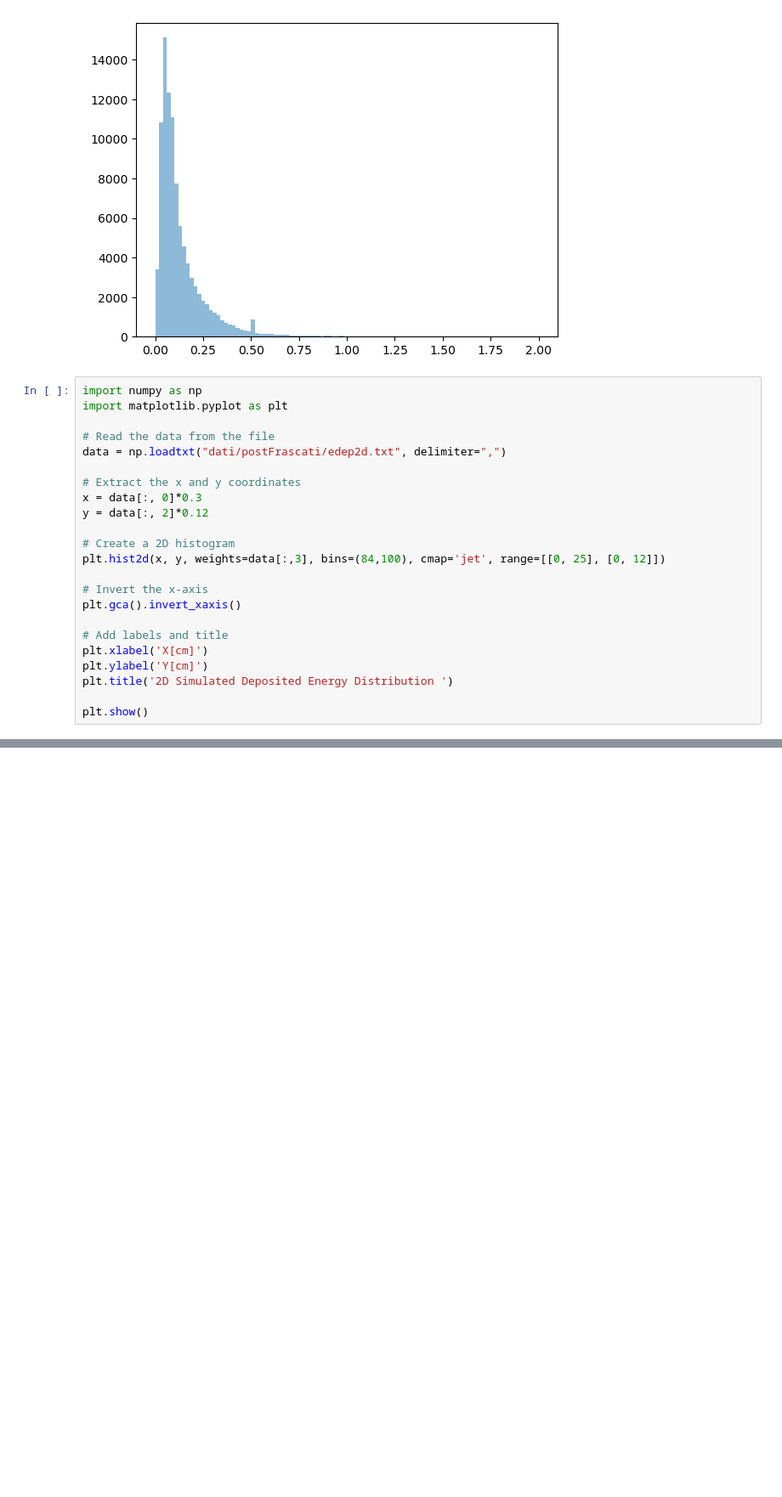
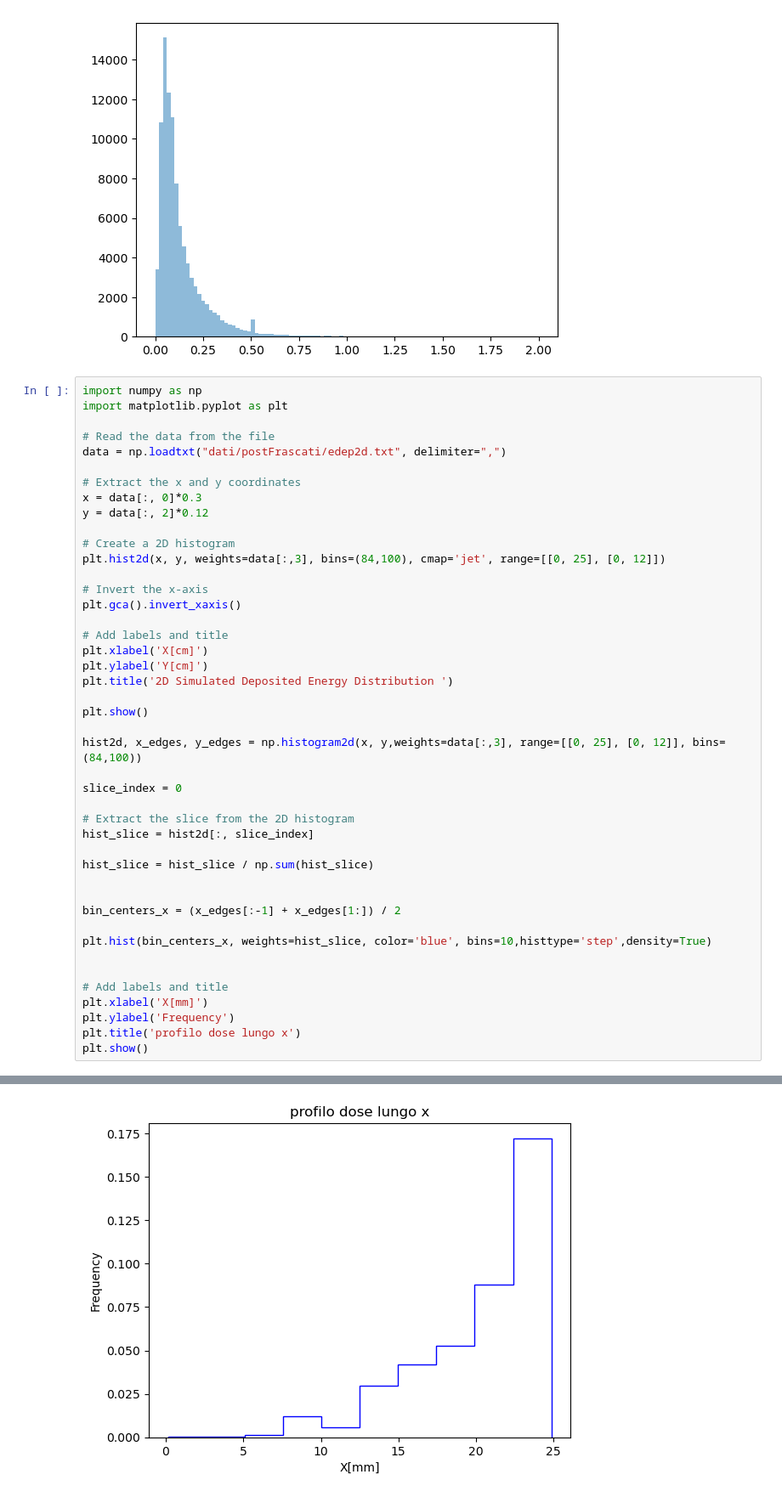
Before and after one commit to francescouni0/Online-Monitoring, a Jupyter notebook: Analysis.ipynb, the cells around one changed output, grey strips where cells are left out. Shown at 85% size. Saved outputs shown, nothing was run; the diff lists cells and outputs as text; blank space fills up the shorter version.

```diff
--- a/Analysis.ipynb
+++ b/Analysis.ipynb
@@ -348,25 +348,47 @@ plt.show()
 # %%
 import numpy as np
 import matplotlib.pyplot as plt
 
 # Read the data from the file
 data = np.loadtxt("dati/postFrascati/edep2d.txt", delimiter=",")
 
 # Extract the x and y coordinates
 x = data[:, 0]*0.3
 y = data[:, 2]*0.12
 
 # Create a 2D histogram
 plt.hist2d(x, y, weights=data[:,3], bins=(84,100), cmap='jet', range=[[0, 25], [0, 12]])
 
 # Invert the x-axis
 plt.gca().invert_xaxis()
 
 # Add labels and title
 plt.xlabel('X[cm]')
 plt.ylabel('Y[cm]')
 plt.title('2D Simulated Deposited Energy Distribution ')
 
 plt.show()
+
+hist2d, x_edges, y_edges = np.histogram2d(x, y,weights=data[:,3], range=[[0, 25], [0, 12]], bins=(84,100))
+
+slice_index = 0
+
+# Extract the slice from the 2D histogram
+hist_slice = hist2d[:, slice_index]
+
+hist_slice = hist_slice / np.sum(hist_slice)
+
+
+bin_centers_x = (x_edges[:-1] + x_edges[1:]) / 2
+
+plt.hist(bin_centers_x, weights=hist_slice, color='blue', bins=10,histtype='step',density=True)
+
+
+# Add labels and title
+plt.xlabel('X[mm]')
+plt.ylabel('Frequency')
+plt.title('profilo dose lungo x')
+plt.show()
 # %% [output]
 [figure]
+[figure, added]
```
